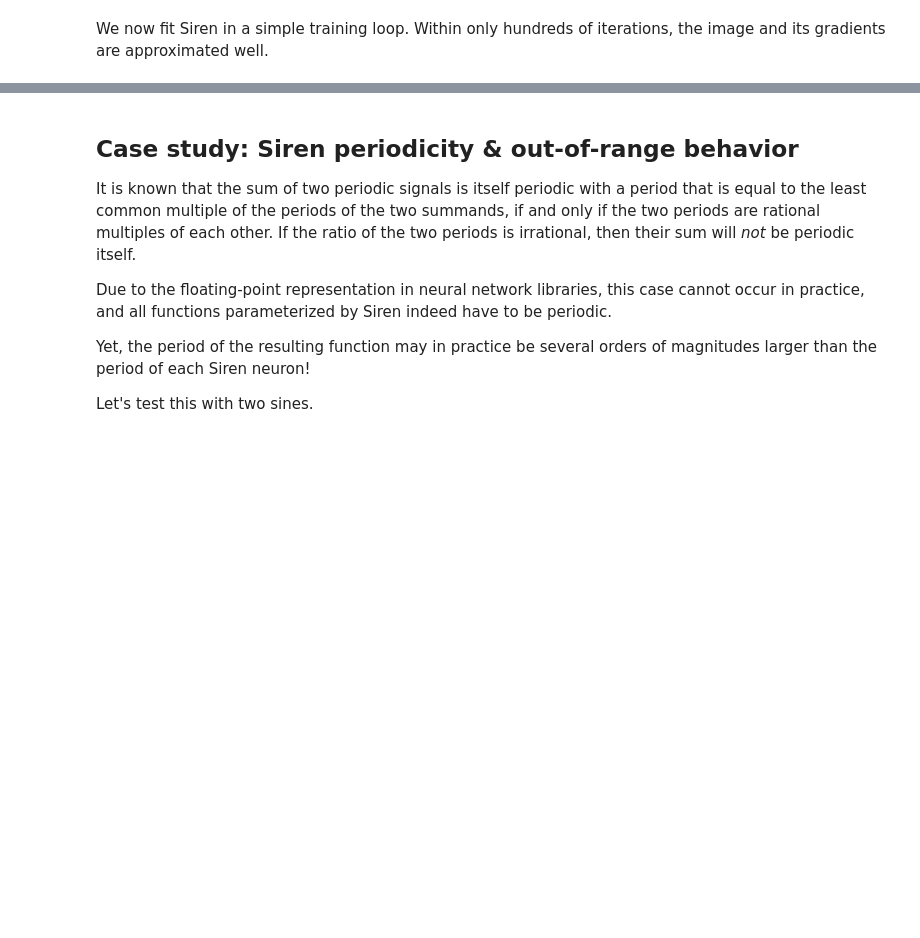
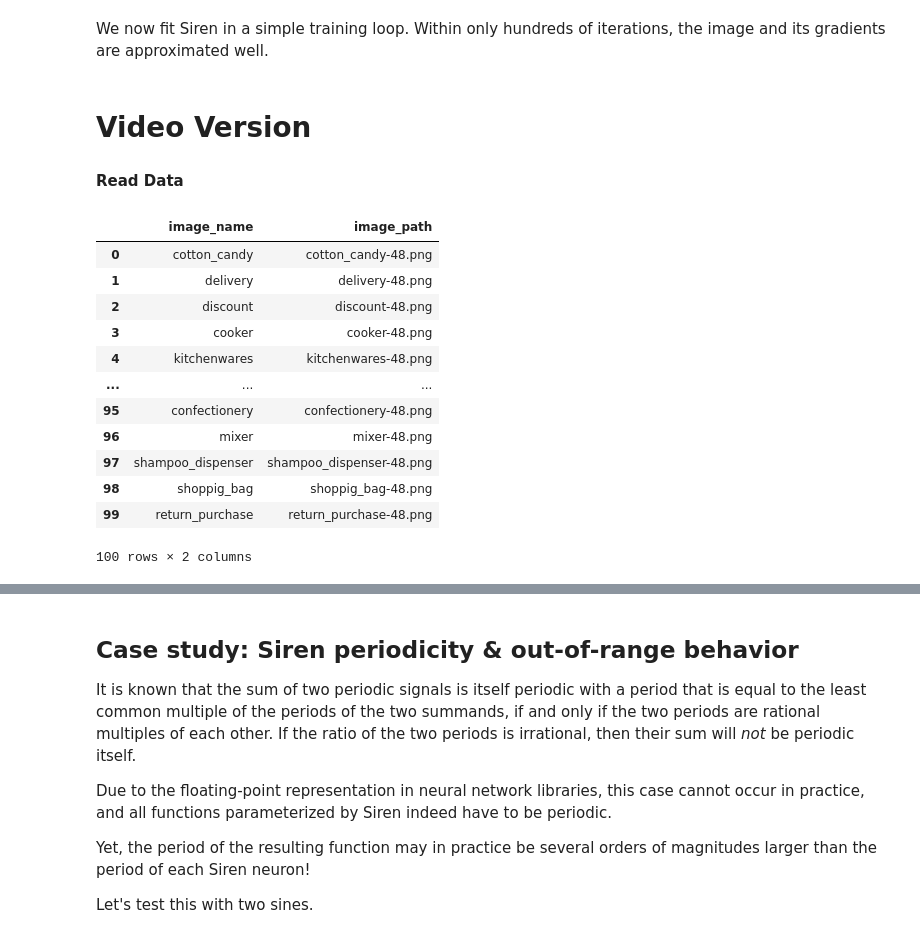
Before and after one commit to TheWeiss/cogntiv, a Jupyter notebook: explore_siren.ipynb, the cells around one changed output, grey strips where cells are left out. Cells and saved outputs as stored; diff of their text form; code cells hidden in the pictures; blank space fills up the shorter version.

```diff
--- a/explore_siren.ipynb
+++ b/explore_siren.ipynb
@@ -243,3 +261,32 @@ for step in range(total_steps):
     optim.zero_grad()
     loss.backward()
     optim.step()
+# %% [markdown]
+# **Video Version**
+# %% [markdown]
+**Read Data**
+# %%
+import glob
+import pandas as pd
+images_name = []
+images_path = []
+for path in glob.iglob('*.png'):
+  images_name.append(path.split('-')[0])
+  images_path.append(path)
+
+meta_data = pd.DataFrame({'image_name': images_name, 'image_path': images_path})
+meta_data
+# %% [output]
+|  | image_name | image_path |
+| 0 | cotton_candy | cotton_candy-48.png |
+| 1 | delivery | delivery-48.png |
+| 2 | discount | discount-48.png |
+| 3 | cooker | cooker-48.png |
+| 4 | kitchenwares | kitchenwares-48.png |
+| ... | ... | ... |
+| 95 | confectionery | confectionery-48.png |
+| 96 | mixer | mixer-48.png |
+| 97 | shampoo_dispenser | shampoo_dispenser-48.png |
+| 98 | shoppig_bag | shoppig_bag-48.png |
+| 99 | return_purchase | return_purchase-48.png |
+100 rows × 2 columns
```
Also changed, not shown: parts of 7 cells of this notebook.
